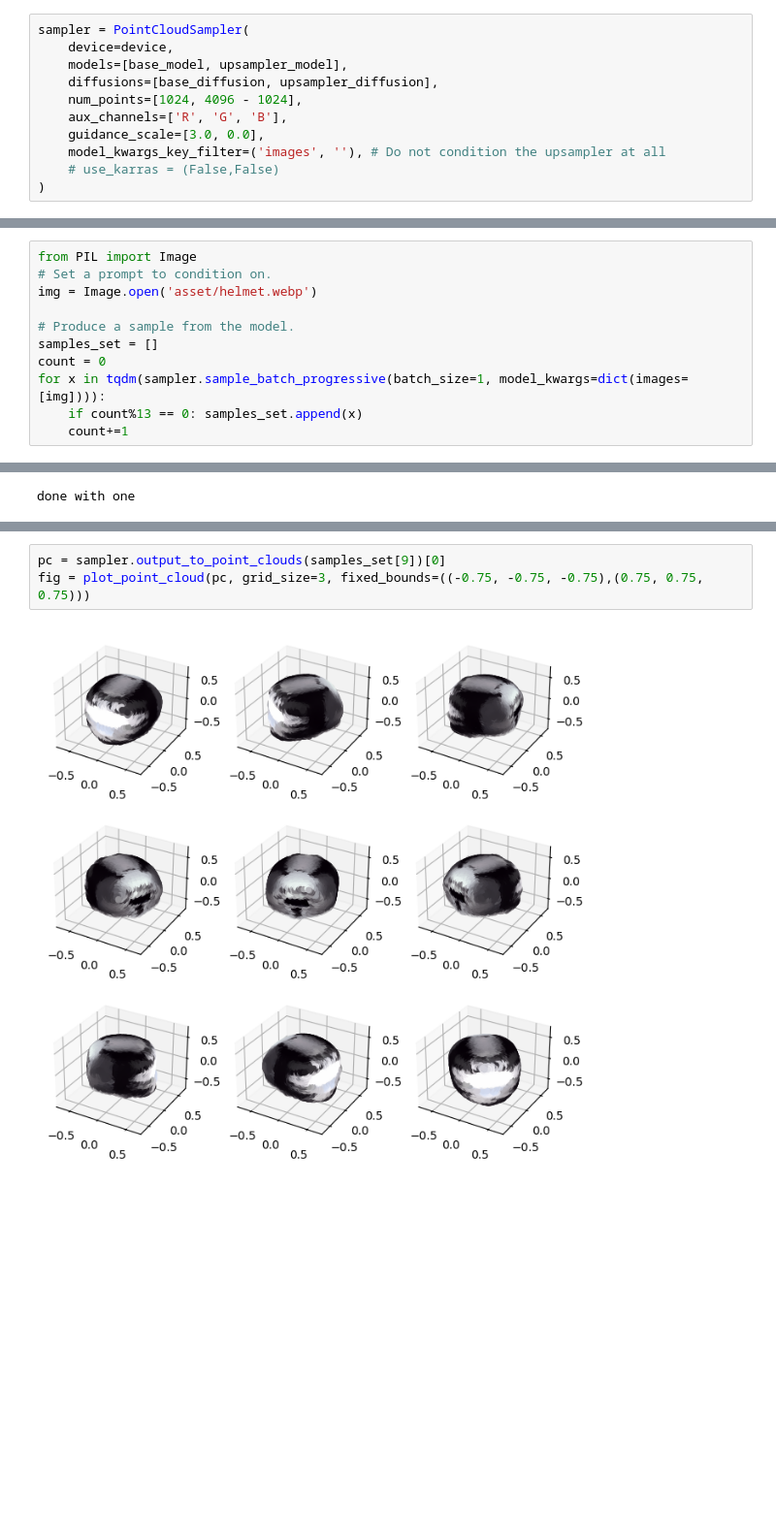
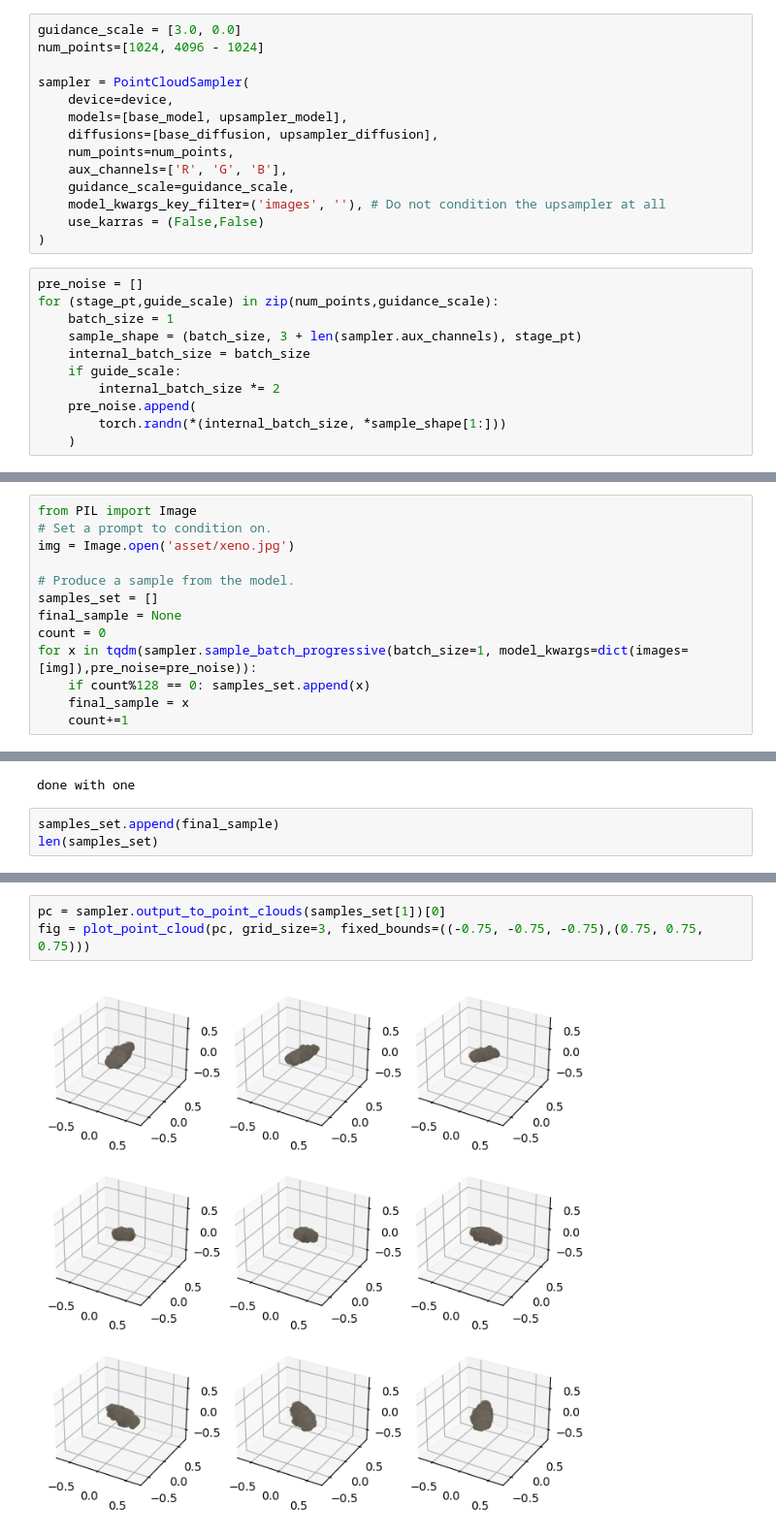
Before and after one commit to LMN1590/point_e_revised, a Jupyter notebook: text2pointcloud.ipynb, the cells around one changed output, grey strips where cells are left out. Shown at 97% size. Cells and saved outputs as stored; diff of their text form; blank space fills up the shorter version.

Commit message:
added predefined noise to sampling process for deterministic sampling

```diff
--- a/text2pointcloud.ipynb
+++ b/text2pointcloud.ipynb
@@ -36,13 +36,27 @@ downloading base checkpoint...
 downloading upsampler checkpoint...
 <All keys matched successfully>
 # %%
+guidance_scale = [3.0, 0.0]
+num_points=[1024, 4096 - 1024]
+
 sampler = PointCloudSampler(
     device=device,
     models=[base_model, upsampler_model],
     diffusions=[base_diffusion, upsampler_diffusion],
-    num_points=[1024, 4096 - 1024],
+    num_points=num_points,
     aux_channels=['R', 'G', 'B'],
-    guidance_scale=[3.0, 0.0],
+    guidance_scale=guidance_scale,
     model_kwargs_key_filter=('images', ''), # Do not condition the upsampler at all
-    # use_karras = (False,False)
+    use_karras = (False,False)
 )
+# %%
+pre_noise = []
+for (stage_pt,guide_scale) in zip(num_points,guidance_scale):
+    batch_size = 1
+    sample_shape = (batch_size, 3 + len(sampler.aux_channels), stage_pt)
+    internal_batch_size = batch_size
+    if guide_scale:
+        internal_batch_size *= 2
+    pre_noise.append(
+        torch.randn(*(internal_batch_size, *sample_shape[1:]))
+    )
@@ -49,14 +67,19 @@ sampler = PointCloudSampler(
 # %%
 from PIL import Image
 # Set a prompt to condition on.
-img = Image.open('asset/helmet.webp')
+img = Image.open('asset/xeno.jpg')
 
 # Produce a sample from the model.
 samples_set = []
+final_sample = None
 count = 0
-for x in tqdm(sampler.sample_batch_progressive(batch_size=1, model_kwargs=dict(images=[img]))):
-    if count%13 == 0: samples_set.append(x)
+for x in tqdm(sampler.sample_batch_progressive(batch_size=1, model_kwargs=dict(images=[img]),pre_noise=pre_noise)):
+    if count%128 == 0: samples_set.append(x)
+    final_sample = x
     count+=1
 # %% [output]
 done with one
 done with one
+# %%
+samples_set.append(final_sample)
+len(samples_set)
@@ -63,5 +96,5 @@ done with one
 # %%
-pc = sampler.output_to_point_clouds(samples_set[9])[0]
+pc = sampler.output_to_point_clouds(samples_set[1])[0]
 fig = plot_point_cloud(pc, grid_size=3, fixed_bounds=((-0.75, -0.75, -0.75),(0.75, 0.75, 0.75)))
 # %% [output]
-[figure, old version]
+[figure, new version]
```
Also changed, not shown: parts of 5 cells of this notebook, 5 other files.
